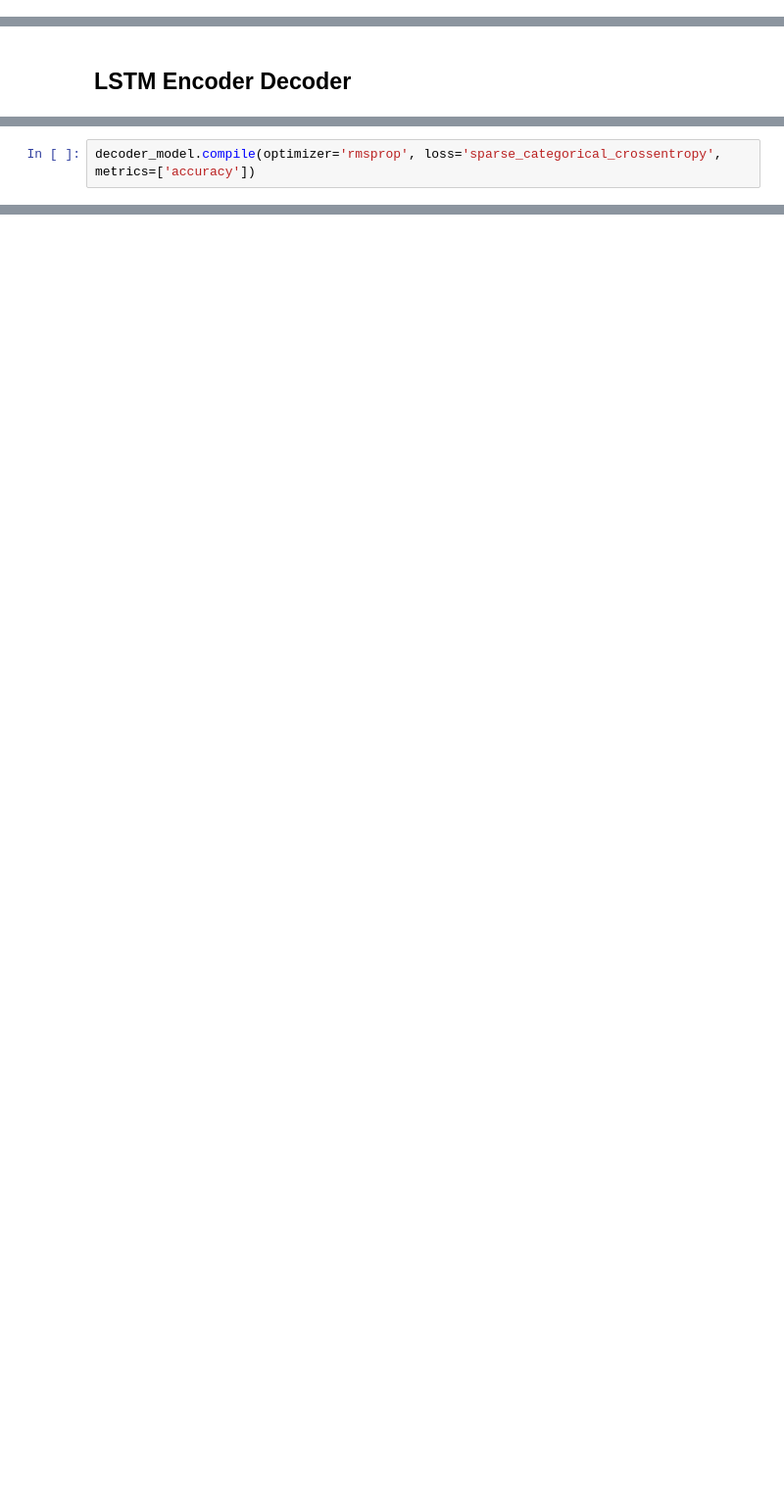
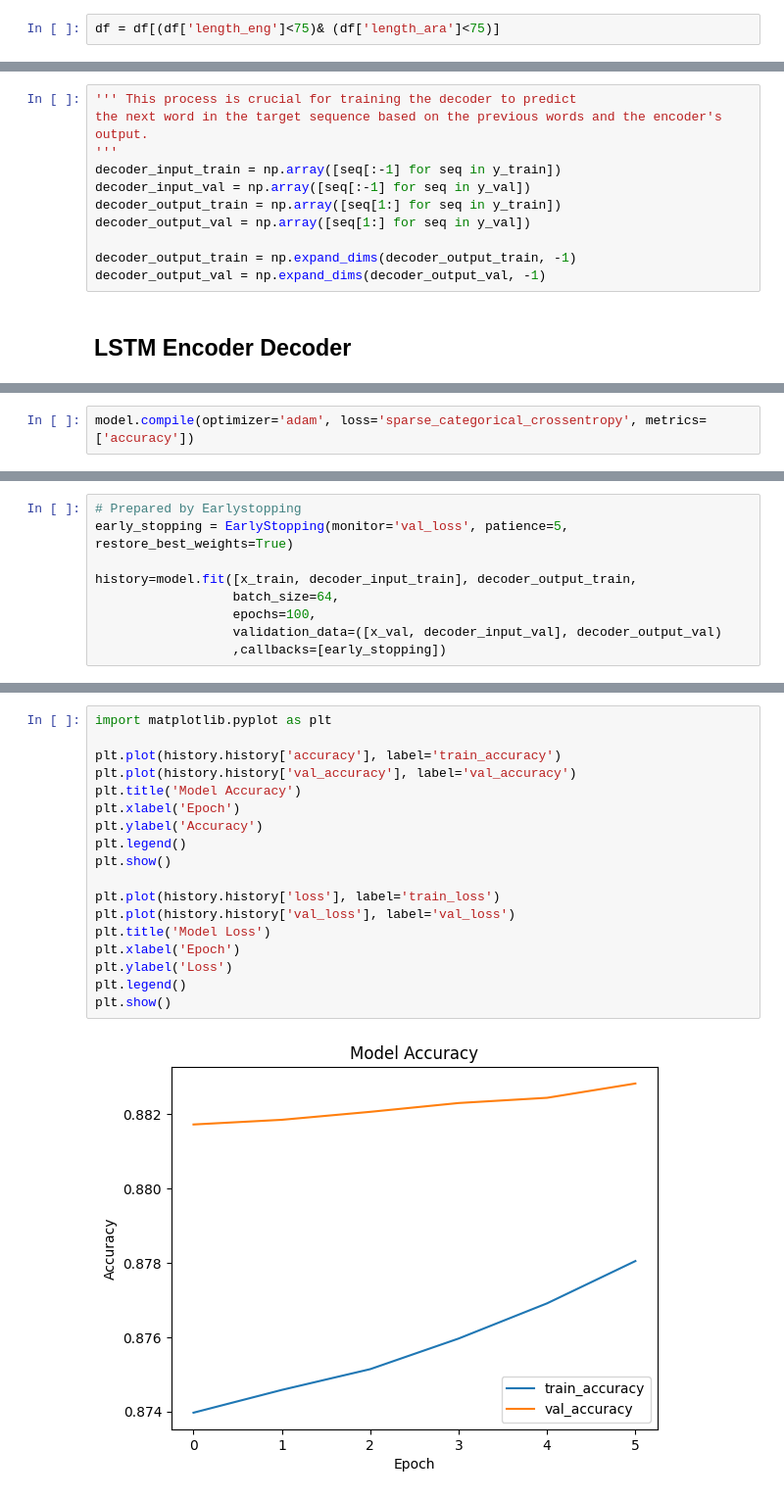
Before and after one commit to Ahmedsayed31/Seq2seq-Eng_to_Ara, a Jupyter notebook: Seq2seq.ipynb, the cells around one changed output, grey strips where cells are left out. Shown at 98% size. Cells and saved outputs as stored; diff of their text form; blank space fills up the shorter version.

```diff
--- a/Seq2seq.ipynb
+++ b/Seq2seq.ipynb
@@ -54,0 +105,2 @@ print(df.target.shape)
+# %%
+df = df[(df['length_eng']<75)& (df['length_ara']<75)]
@@ -121,3 +211,14 @@ x_train_seq.shape
+# %%
+''' This process is crucial for training the decoder to predict
+the next word in the target sequence based on the previous words and the encoder's output.
+'''
+decoder_input_train = np.array([seq[:-1] for seq in y_train])
+decoder_input_val = np.array([seq[:-1] for seq in y_val])
+decoder_output_train = np.array([seq[1:] for seq in y_train])
+decoder_output_val = np.array([seq[1:] for seq in y_val])
+
+decoder_output_train = np.expand_dims(decoder_output_train, -1)
+decoder_output_val = np.expand_dims(decoder_output_val, -1)
 # %% [markdown]
 ## LSTM Encoder Decoder
 # %%
@@ -188,2 +276,2 @@ Model: "functional"
 # %%
-decoder_model.compile(optimizer='rmsprop', loss='sparse_categorical_crossentropy', metrics=['accuracy'])
+model.compile(optimizer='adam', loss='sparse_categorical_crossentropy', metrics=['accuracy'])
@@ -218,0 +278,9 @@ decoder_model.evaluate([x_test_seq,y_test_seq[:,:-1]],y_test_seq[:,1:])
+# %%
+# Prepared by Earlystopping
+early_stopping = EarlyStopping(monitor='val_loss', patience=5, restore_best_weights=True)
+
+history=model.fit([x_train, decoder_input_train], decoder_output_train,
+                  batch_size=64,
+                  epochs=100,
+                  validation_data=([x_val, decoder_input_val], decoder_output_val)
+                  ,callbacks=[early_stopping])
@@ -218,0 +300,20 @@ decoder_model.evaluate([x_test_seq,y_test_seq[:,:-1]],y_test_seq[:,1:])
+# %%
+import matplotlib.pyplot as plt
+
+plt.plot(history.history['accuracy'], label='train_accuracy')
+plt.plot(history.history['val_accuracy'], label='val_accuracy')
+plt.title('Model Accuracy')
+plt.xlabel('Epoch')
+plt.ylabel('Accuracy')
+plt.legend()
+plt.show()
+
+plt.plot(history.history['loss'], label='train_loss')
+plt.plot(history.history['val_loss'], label='val_loss')
+plt.title('Model Loss')
+plt.xlabel('Epoch')
+plt.ylabel('Loss')
+plt.legend()
+plt.show()
+# %% [output]
+[figure, added]
```
Also changed, not shown: parts of 40 cells of this notebook.
